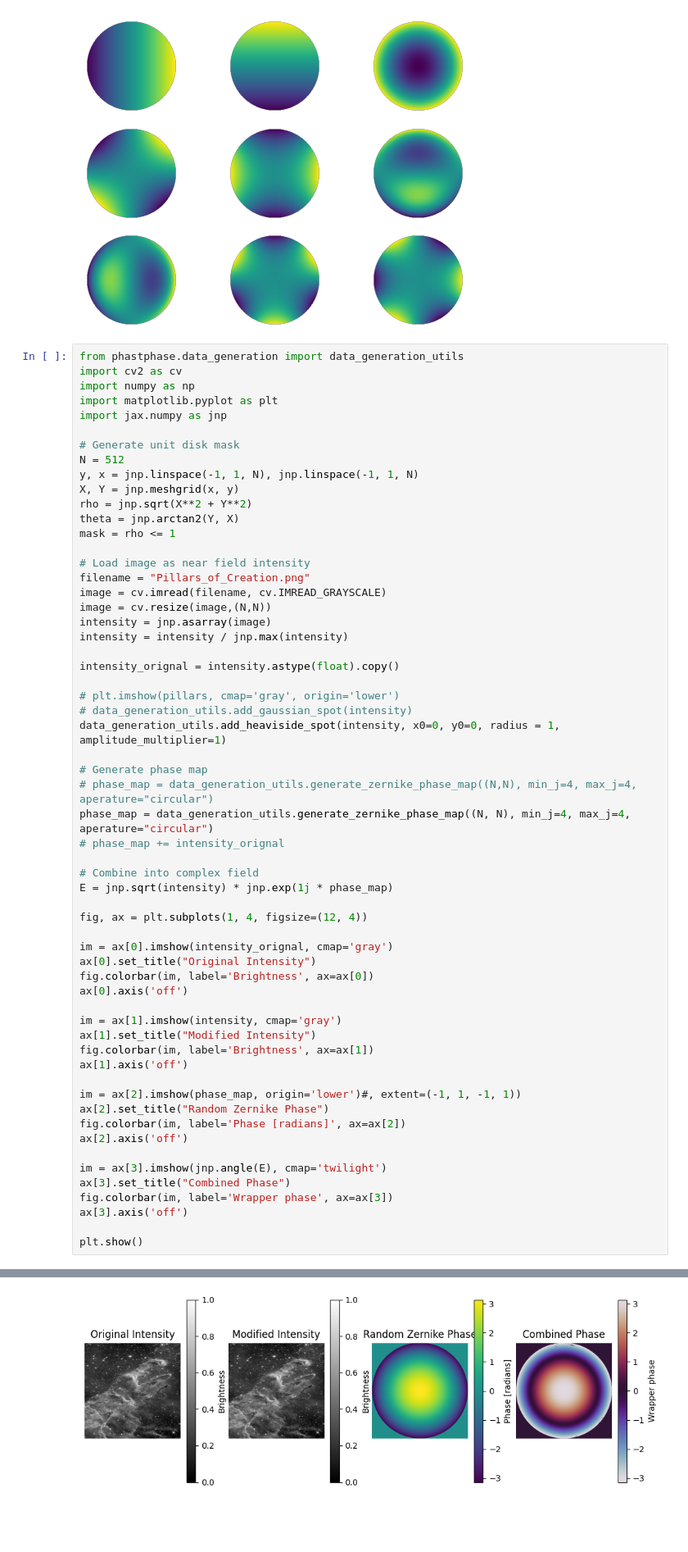
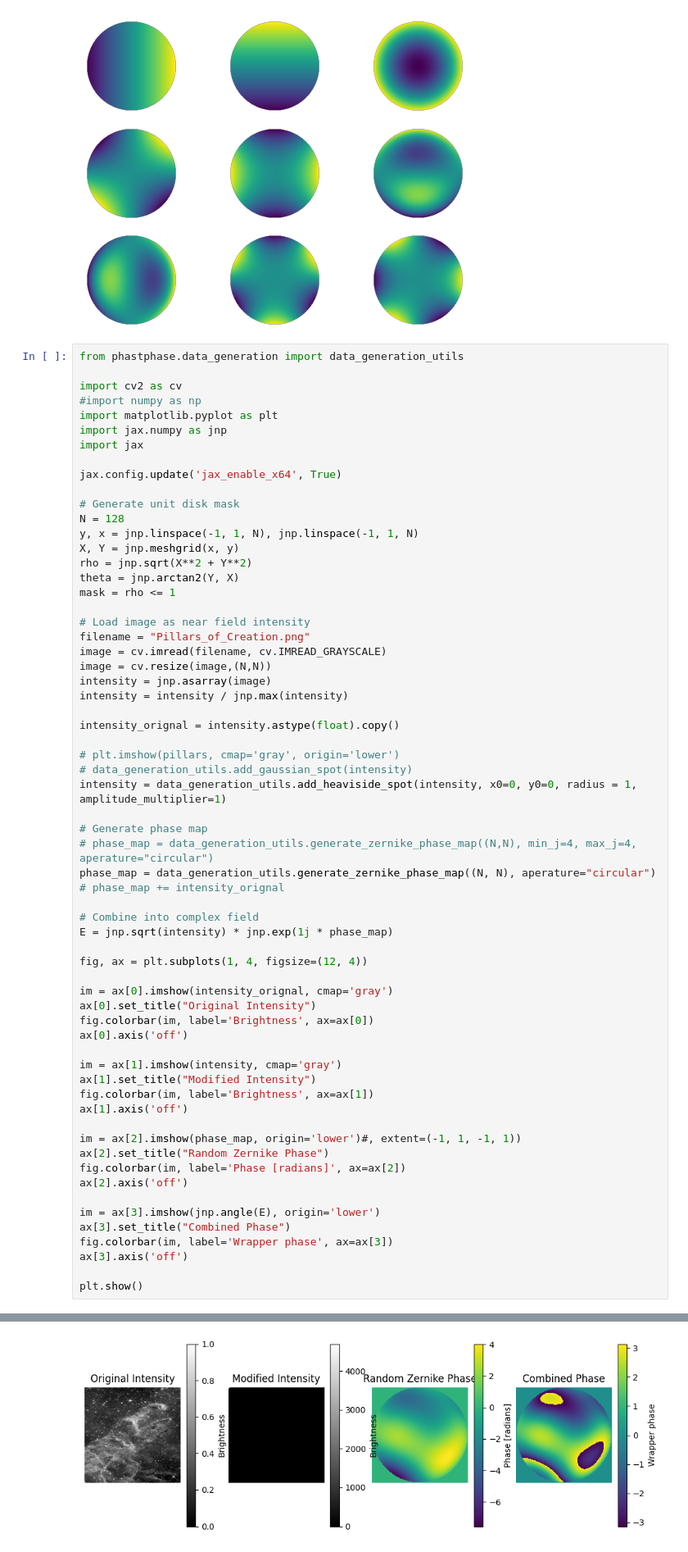
Before and after one commit to cbrabes/phastphase, a Jupyter notebook: generation_notebook.ipynb, the cells around one changed output, grey strips where cells are left out. Shown at 82% size. Cells and saved outputs as stored; diff of their text form; blank space fills up the shorter version.

Commit message:
WIP: fixing numpy/jax confusions in generation_utils

```diff
--- a/generation_notebook.ipynb
+++ b/generation_notebook.ipynb
@@ -100,13 +100,17 @@ plt.show()
 [figure]
 # %%
 from phastphase.data_generation import data_generation_utils
+
 import cv2 as cv
-import numpy as np
+#import numpy as np
 import matplotlib.pyplot as plt
 import jax.numpy as jnp
+import jax
+
+jax.config.update('jax_enable_x64', True)
 
 # Generate unit disk mask
-N = 512
+N = 128
 y, x = jnp.linspace(-1, 1, N), jnp.linspace(-1, 1, N)
 X, Y = jnp.meshgrid(x, y)
 rho = jnp.sqrt(X**2 + Y**2)
@@ -124,11 +128,11 @@ intensity_orignal = intensity.astype(float).copy()
 
 # plt.imshow(pillars, cmap='gray', origin='lower')
 # data_generation_utils.add_gaussian_spot(intensity)
-data_generation_utils.add_heaviside_spot(intensity, x0=0, y0=0, radius = 1, amplitude_multiplier=1)
+intensity = data_generation_utils.add_heaviside_spot(intensity, x0=0, y0=0, radius = 1, amplitude_multiplier=1)
 
 # Generate phase map
 # phase_map = data_generation_utils.generate_zernike_phase_map((N,N), min_j=4, max_j=4, aperature="circular")
-phase_map = data_generation_utils.generate_zernike_phase_map((N, N), min_j=4, max_j=4, aperature="circular")
+phase_map = data_generation_utils.generate_zernike_phase_map((N, N), aperature="circular")
 # phase_map += intensity_orignal
 
 # Combine into complex field
@@ -151,7 +155,7 @@ ax[2].set_title("Random Zernike Phase")
 fig.colorbar(im, label='Phase [radians]', ax=ax[2])
 ax[2].axis('off')
 
-im = ax[3].imshow(jnp.angle(E), cmap='twilight')
+im = ax[3].imshow(jnp.angle(E), origin='lower')
 ax[3].set_title("Combined Phase")
 fig.colorbar(im, label='Wrapper phase', ax=ax[3])
 ax[3].axis('off')
@@ -161,4 +166,4 @@ plt.show()
-[figure, old version]
+[figure, new version]
 # %%
 from phastphase.retrieval_jax import refine, retrieve
 import jax.numpy as jnp
```
Also changed, not shown: parts of 3 cells of this notebook, 1 other file.
